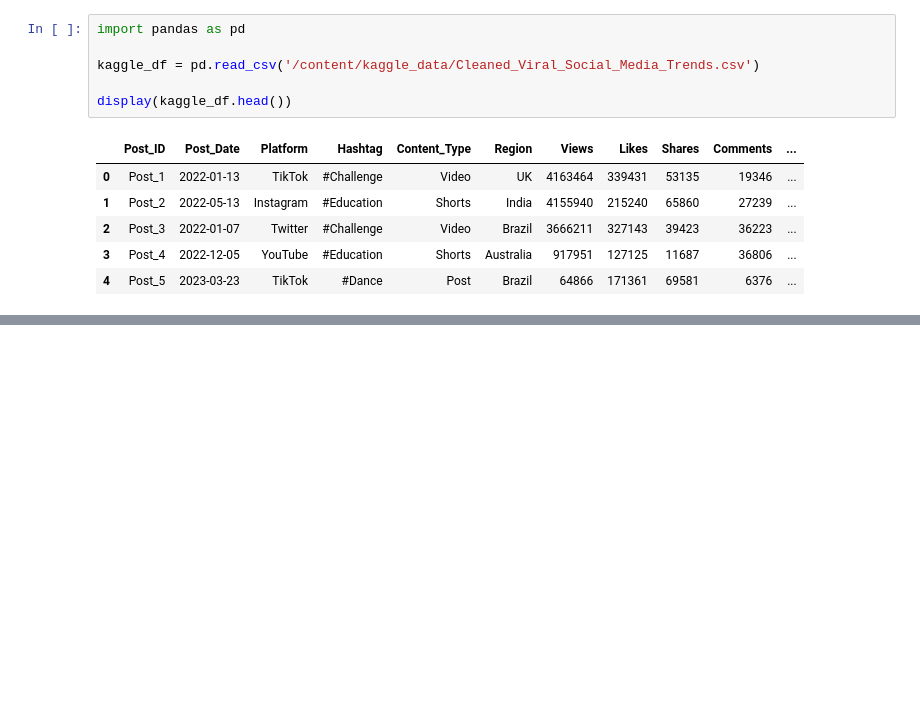
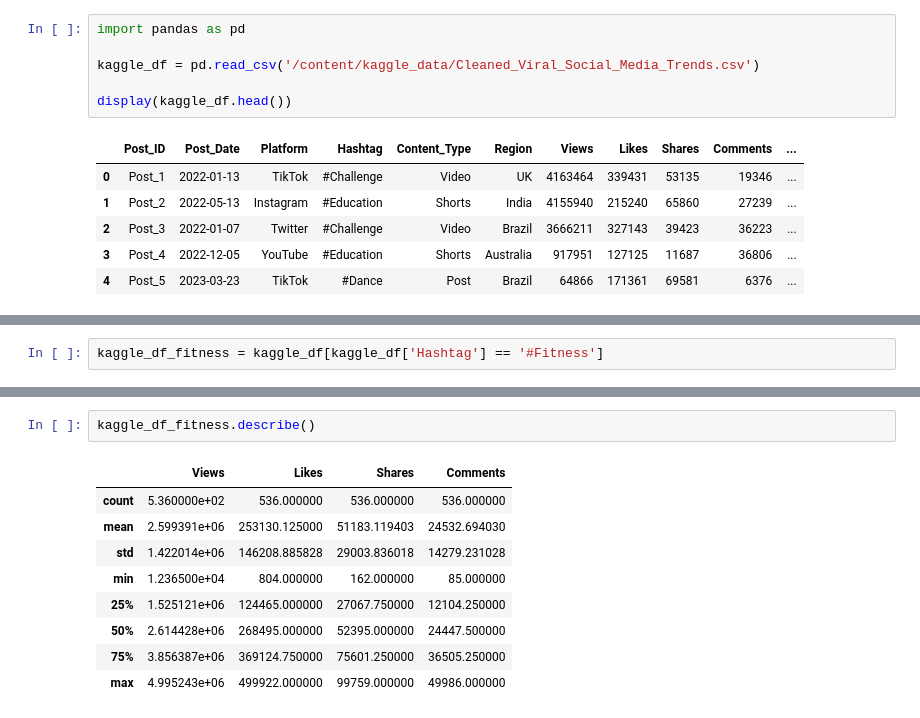
Before and after one commit to Diveesha909/Creatyourcontent, a Jupyter notebook: EDAforphase1.ipynb, the cells around one changed output, grey strips where cells are left out. Saved outputs shown, nothing was run; the diff lists cells and outputs as text; blank space fills up the shorter version.

```diff
--- a/EDAforphase1.ipynb
+++ b/EDAforphase1.ipynb
@@ -82,0 +121,2 @@ display(kaggle_df.head())
+# %%
+kaggle_df_fitness = kaggle_df[kaggle_df['Hashtag'] == '#Fitness']
@@ -82,0 +187,12 @@ display(kaggle_df.head())
+# %%
+kaggle_df_fitness.describe()
+# %% [output]
+|  | Views | Likes | Shares | Comments |
+| count | 5.360000e+02 | 536.000000 | 536.000000 | 536.000000 |
+| mean | 2.599391e+06 | 253130.125000 | 51183.119403 | 24532.694030 |
+| std | 1.422014e+06 | 146208.885828 | 29003.836018 | 14279.231028 |
+| min | 1.236500e+04 | 804.000000 | 162.000000 | 85.000000 |
+| 25% | 1.525121e+06 | 124465.000000 | 27067.750000 | 12104.250000 |
+| 50% | 2.614428e+06 | 268495.000000 | 52395.000000 | 24447.500000 |
+| 75% | 3.856387e+06 | 369124.750000 | 75601.250000 | 36505.250000 |
+| max | 4.995243e+06 | 499922.000000 | 99759.000000 | 49986.000000 |
```
Also changed, not shown: parts of 17 cells of this notebook.
